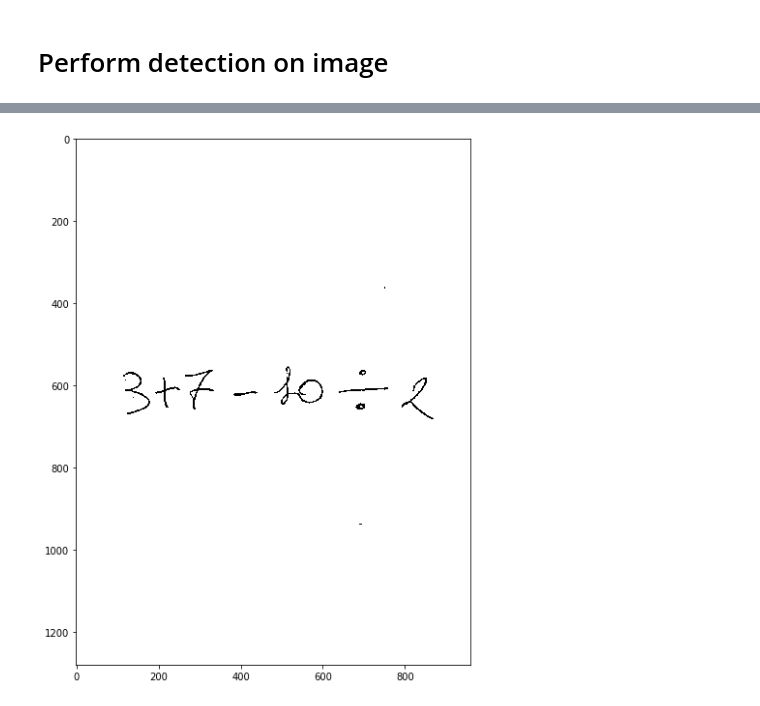
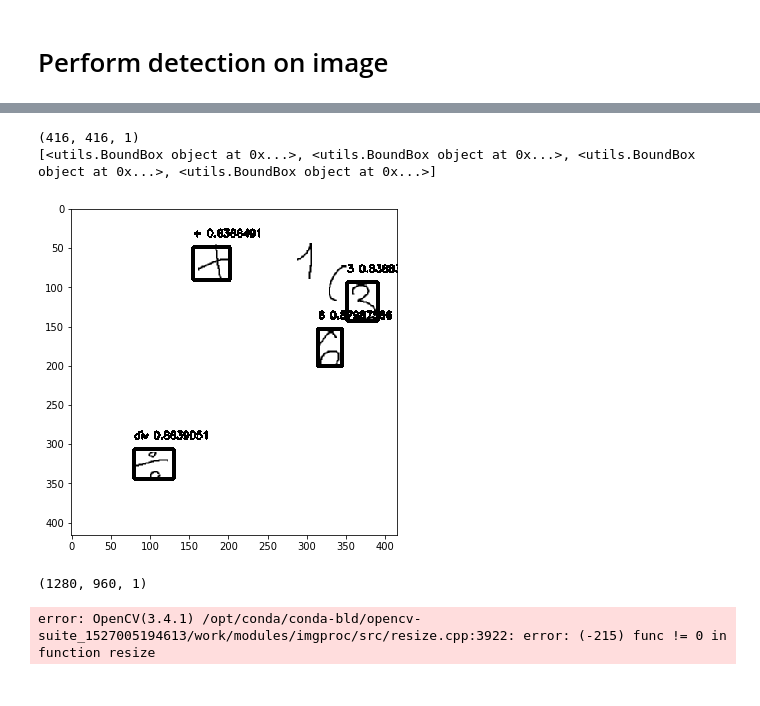
Before and after one commit to JacoGasp/DeepCalcBoot, a Jupyter notebook: ObjectDetection/YOLO.ipynb, the cells around one changed output, grey strips where cells are left out. Saved outputs shown, nothing was run; the diff lists cells and outputs as text; code cells hidden in the pictures.

Commit message:
Minor changes in YOLO notebook

```diff
--- a/ObjectDetection/YOLO.ipynb
+++ b/ObjectDetection/YOLO.ipynb
@@ -443,8 +447,8 @@ checkpoint = ModelCheckpoint('weights_yolo.h5',
                              period=1)
 # %%
 log_dir = os.path.expanduser('~/Workspaces/DeepCalculatorBot/ObjectDetection/logs/')
-tb_counter  = len([log for log in os.listdir(log_dir) if 'coco_' in log]) + 1
-tensorboard = TensorBoard(log_dir=os.path.expanduser(log_dir) + 'coco_' + '_' + str(tb_counter),
+tb_counter  = len([log for log in os.listdir(log_dir) if 'yolo_' in log]) + 1
+tensorboard = TensorBoard(log_dir=os.path.expanduser(log_dir) + 'yolo_' + '_' + str(tb_counter),
                           histogram_freq=0,
                           write_graph=True,
                           write_images=True)
@@ -454,7 +458,6 @@ optimizer = Adam(lr=0.5e-4, beta_1=0.9, beta_2=0.999, epsilon=1e-08, decay=0.0)
 #optimizer = RMSprop(lr=1e-4, rho=0.9, epsilon=1e-08, decay=0.0)
 
 model.compile(loss=custom_loss, optimizer=optimizer)
-
 model.fit_generator(generator        = train_batch,
                     steps_per_epoch  = len(train_batch),
                     epochs           = 100,
@@ -486,22 +489,3 @@ Epoch 00055: early stopping
 # Perform detection on image
 # %%
 model.load_weights("weights_yolo.h5")
-# %%
-from skimage import img_as_ubyte
-from skimage.io import imread
-from skimage.filters import gaussian, threshold_minimum, threshold_local, threshold_otsu
-from skimage.morphology import square, erosion, thin
-
-def binarize(image_path):
-    grayscale_img = cv2.imread(image_path, cv2.IMREAD_GRAYSCALE)
-
-    # Apply minimum threshold
-    block_size = 35
-    adaptive_thresh = threshold_local(grayscale_img, block_size, offset=10)
-    # Convert thresh_sauvola array values to either 1 or 0 (white or black)
-    binary_img = grayscale_img >= adaptive_thresh
-    return binary_img
-# %%
-image = binarize('/home/jacopo.gasparetto/Workspaces/DeepCalculatorBot/ObjectDetection/test_img.jpg')
-plt.figure(figsize=(10,10))
-plt.imshow(image, cmap=plt.cm.gray); plt.show()
@@ -510 +492,7 @@ plt.imshow(image, cmap=plt.cm.gray); plt.show()
+# %%
+def binarize(image_path):
+    img = cv2.imread(image_path, cv2.IMREAD_GRAYSCALE)
+    _, threshold = cv2.threshold(img, thresh=120, maxval=255, type=cv2.THRESH_BINARY)
+    binary_img = img <= threshold
+    return binary_img.astype(int) * 255
 # %%
@@ -547,11 +528,9 @@ plt.imshow(binary_adaptive, cmap=plt.cm.gray); plt.show()
-# %%
-image = cv2.imread('/home/jacopo.gasparetto/Workspaces/DeepCalculatorBot/ObjectDetection/test_img.jpg', cv2.IMREAD_GRAYSCALE)
-block_size = 35
-adaptive_thresh = threshold_local(image, block_size, offset=20)
-binary_adaptive = image > adaptive_thresh
-plt.figure(figsize=(10,10))
-
-
-plt.imshow(binary_adaptive, cmap=plt.cm.gray); plt.show()
-# %% [output]
-[figure, removed]
+# %%
+predict("~/Workspaces/DeepCalculatorBot/ObjectDetection/test_img.png")
+predict("~/Workspaces/DeepCalculatorBot/ObjectDetection/handwritten.jpg", should_binarize=True)
+# %% [output]
+(416, 416, 1)
+[<utils.BoundBox object at 0x...>, <utils.BoundBox object at 0x...>, <utils.BoundBox object at 0x...>, <utils.BoundBox object at 0x...>]
+[figure, added]
+(1280, 960, 1)
+error: OpenCV(3.4.1) /opt/conda/conda-bld/opencv-suite_1527005194613/work/modules/imgproc/src/resize.cpp:3922: error: (-215) func != 0 in function resize
```
Also changed, not shown: parts of 9 cells of this notebook.
